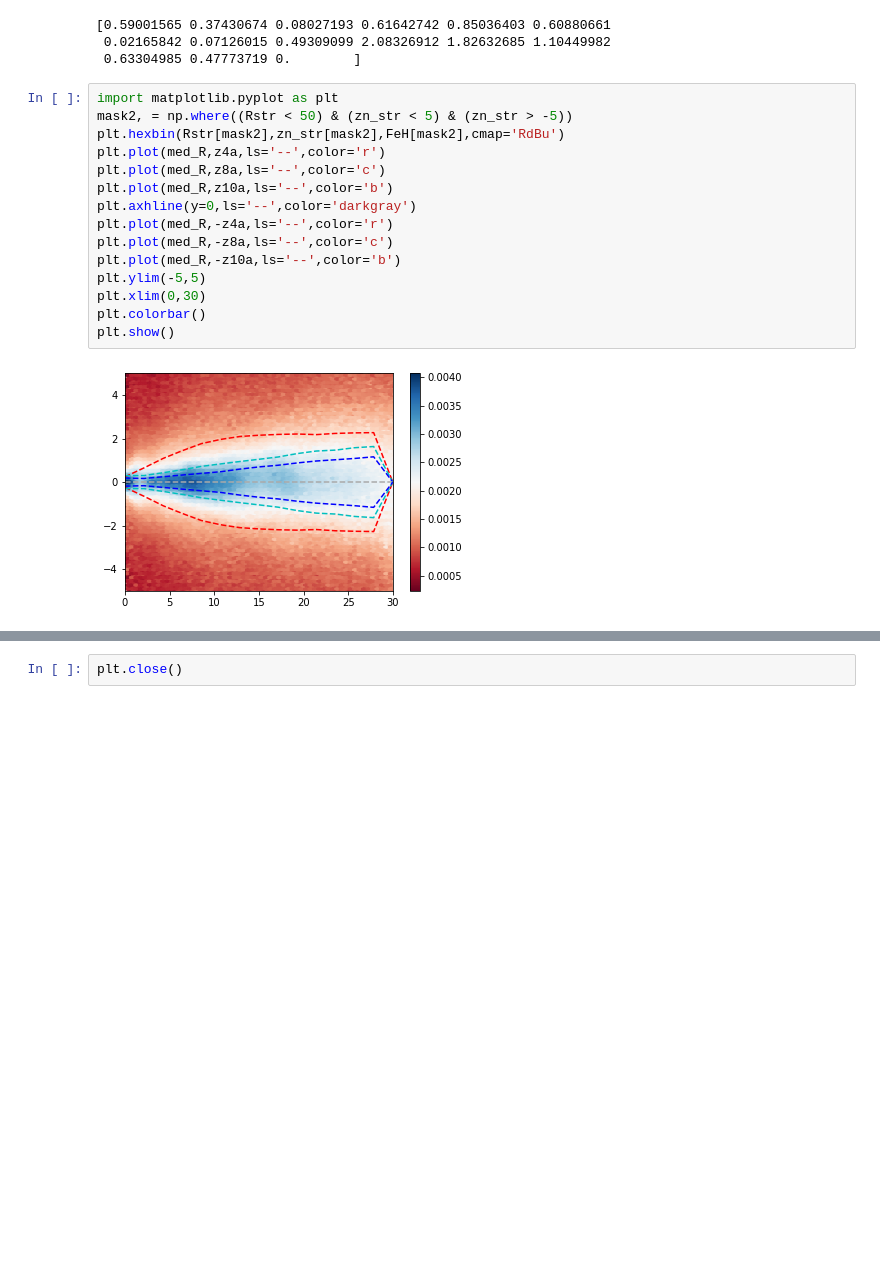
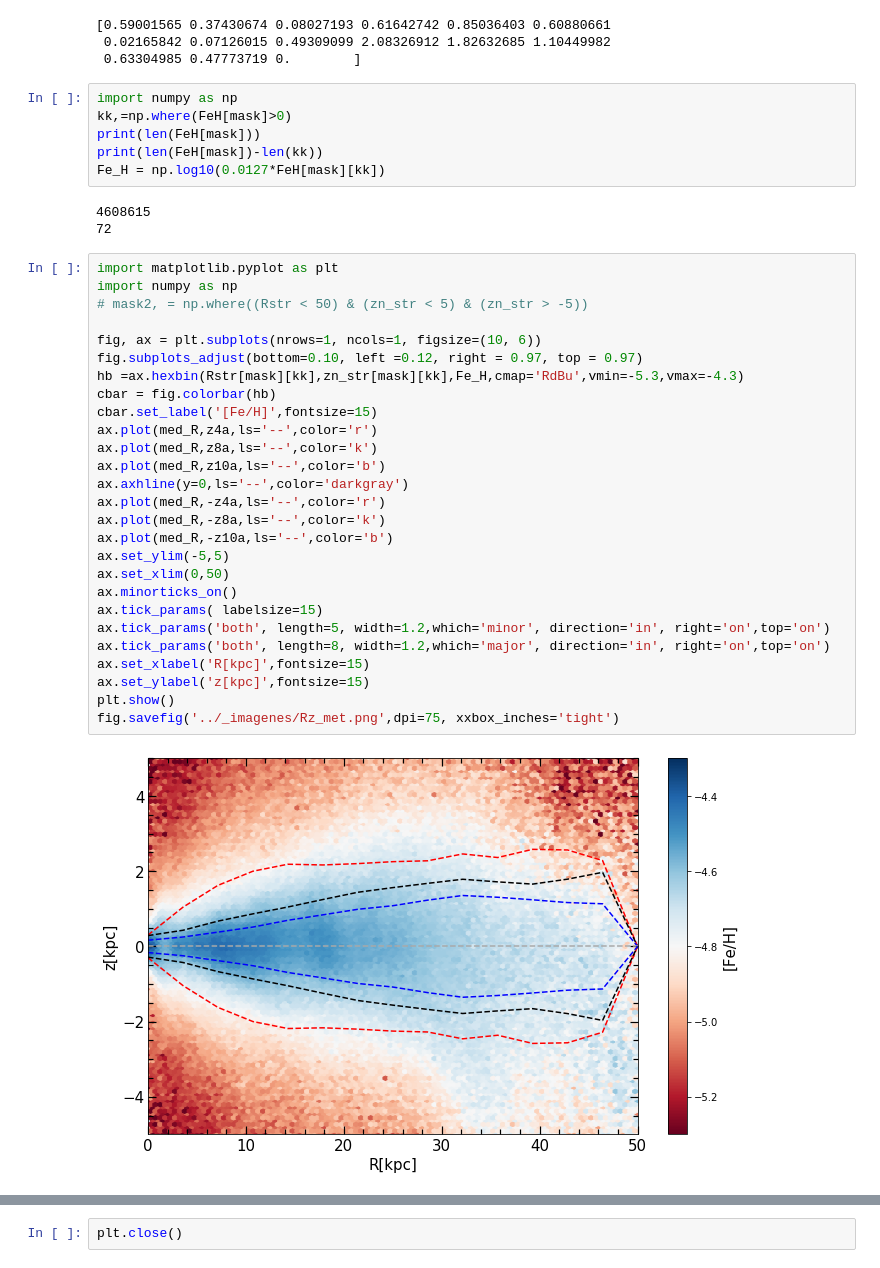
Before and after one commit to ornemarioni/gradients, a Jupyter notebook: programs/metallicity_gradients.ipynb, the cells around one changed output, grey strips where cells are left out. Drawn from its saved outputs; the diff is of its cells as text; blank space fills up the shorter version.

```diff
--- a/programs/metallicity_gradients.ipynb
+++ b/programs/metallicity_gradients.ipynb
@@ -186,20 +186,41 @@ print (z10a)
 [0.59001565 0.37430674 0.08027193 0.61642742 0.85036403 0.60880661
  0.02165842 0.07126015 0.49309099 2.08326912 1.82632685 1.10449982
  0.63304985 0.47773719 0.        ]
+# %%
+import numpy as np
+kk,=np.where(FeH[mask]>0)
+print(len(FeH[mask]))
+print(len(FeH[mask])-len(kk))
+Fe_H = np.log10(0.0127*FeH[mask][kk])
+# %% [output]
+4608615
+72
 # %%
 import matplotlib.pyplot as plt
-mask2, = np.where((Rstr < 50) & (zn_str < 5) & (zn_str > -5))
-plt.hexbin(Rstr[mask2],zn_str[mask2],FeH[mask2],cmap='RdBu')
-plt.plot(med_R,z4a,ls='--',color='r')
-plt.plot(med_R,z8a,ls='--',color='c')
-plt.plot(med_R,z10a,ls='--',color='b')
-plt.axhline(y=0,ls='--',color='darkgray')
-plt.plot(med_R,-z4a,ls='--',color='r')
-plt.plot(med_R,-z8a,ls='--',color='c')
-plt.plot(med_R,-z10a,ls='--',color='b')
-plt.ylim(-5,5)
-plt.xlim(0,30)
-plt.colorbar()
+import numpy as np
+# mask2, = np.where((Rstr < 50) & (zn_str < 5) & (zn_str > -5))
+
+fig, ax = plt.subplots(nrows=1, ncols=1, figsize=(10, 6))
+fig.subplots_adjust(bottom=0.10, left =0.12, right = 0.97, top = 0.97)
+hb =ax.hexbin(Rstr[mask][kk],zn_str[mask][kk],Fe_H,cmap='RdBu',vmin=-5.3,vmax=-4.3)
+cbar = fig.colorbar(hb)
+cbar.set_label('[Fe/H]',fontsize=15)
+ax.plot(med_R,z4a,ls='--',color='r')
+ax.plot(med_R,z8a,ls='--',color='k')
+ax.plot(med_R,z10a,ls='--',color='b')
+ax.axhline(y=0,ls='--',color='darkgray')
+ax.plot(med_R,-z4a,ls='--',color='r')
+ax.plot(med_R,-z8a,ls='--',color='k')
+ax.plot(med_R,-z10a,ls='--',color='b')
+ax.set_ylim(-5,5)
+ax.set_xlim(0,50)
+ax.minorticks_on()
+ax.tick_params( labelsize=15)
+ax.tick_params('both', length=5, width=1.2,which='minor', direction='in', right='on',top='on')
+ax.tick_params('both', length=8, width=1.2,which='major', direction='in', right='on',top='on')
+ax.set_xlabel('R[kpc]',fontsize=15)
+ax.set_ylabel('z[kpc]',fontsize=15)
 plt.show()
+fig.savefig('../_imagenes/Rz_met.png',dpi=75, xxbox_inches='tight')
 # %% [output]
-[figure, old version]
+[figure, new version]
```
Also changed, not shown: parts of 6 cells of this notebook, 1 other file.
